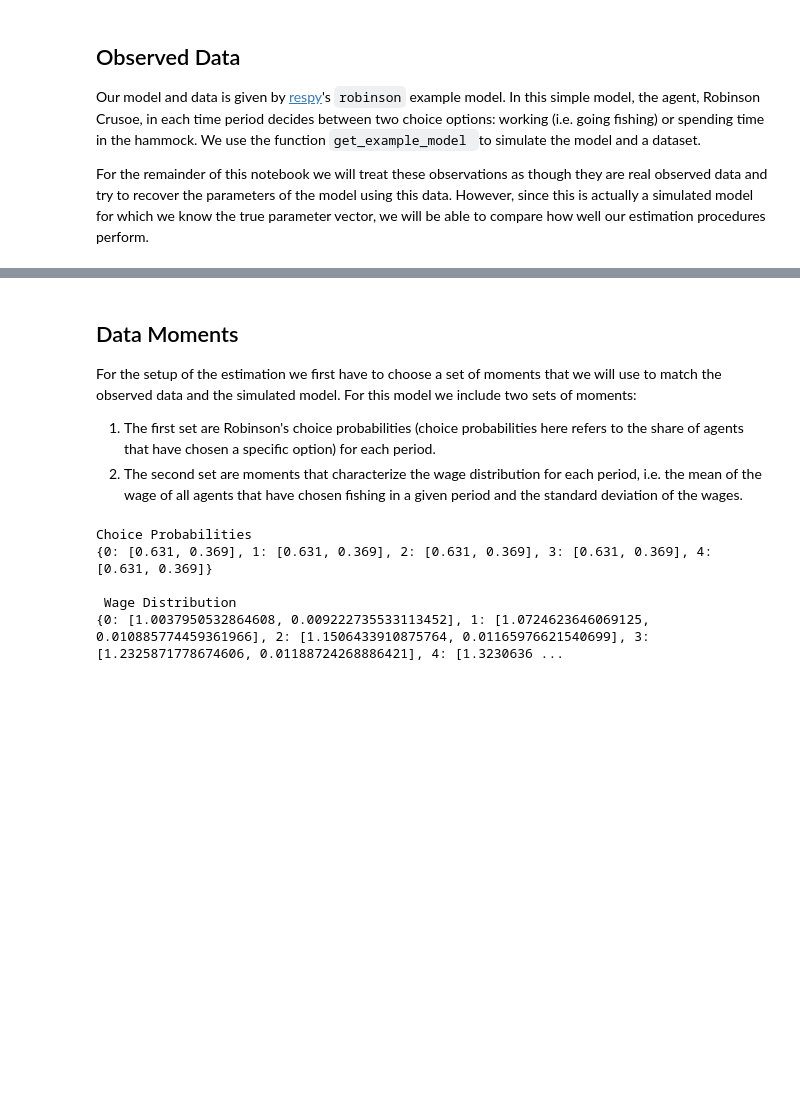
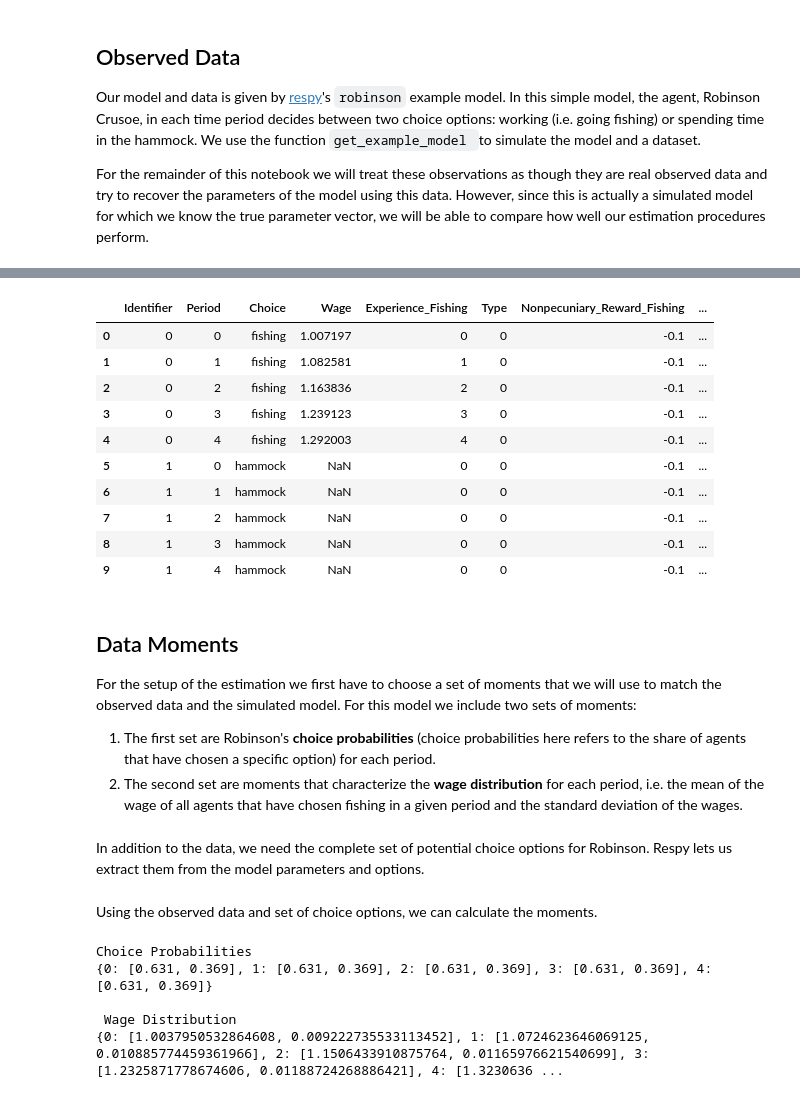
Before and after one commit to OpenSourceEconomics/ekw-lectures, a Jupyter notebook: lectures/99_simulated_method_of_moments/notebook.ipynb, the cells around one changed output, grey strips where cells are left out. Drawn from its saved outputs; the diff is of its cells as text; code cells hidden in the pictures; blank space fills up the shorter version.

```diff
--- a/lectures/99_simulated_method_of_moments/notebook.ipynb
+++ b/lectures/99_simulated_method_of_moments/notebook.ipynb
@@ -46,9 +83,21 @@ Uncomment the lines of code below to take a look at the model specifications and
 # %%
-# data_obs.head(10)
+data_obs.head(10)
+# %% [output]
+|  | Identifier | Period | Choice | Wage | Experience_Fishing | Type | Nonpecuniary_Reward_Fishing | ... |
+| 0 | 0 | 0 | fishing | 1.007197 | 0 | 0 | -0.1 | ... |
+| 1 | 0 | 1 | fishing | 1.082581 | 1 | 0 | -0.1 | ... |
+| 2 | 0 | 2 | fishing | 1.163836 | 2 | 0 | -0.1 | ... |
+| 3 | 0 | 3 | fishing | 1.239123 | 3 | 0 | -0.1 | ... |
+| 4 | 0 | 4 | fishing | 1.292003 | 4 | 0 | -0.1 | ... |
+| 5 | 1 | 0 | hammock | NaN | 0 | 0 | -0.1 | ... |
+| 6 | 1 | 1 | hammock | NaN | 0 | 0 | -0.1 | ... |
+| 7 | 1 | 2 | hammock | NaN | 0 | 0 | -0.1 | ... |
+| 8 | 1 | 3 | hammock | NaN | 0 | 0 | -0.1 | ... |
+| 9 | 1 | 4 | hammock | NaN | 0 | 0 | -0.1 | ... |
 # %% [markdown]
 ## Data Moments
 
 For the setup of the estimation we first have to choose a set of moments that we will use to match the observed data and the simulated model. For this model we include two sets of moments:
 
-1. The first set are Robinson's choice probabilities (choice probabilities here refers to the share of agents that have chosen a specific option) for each period.
-2. The second set are moments that characterize the wage distribution for each period, i.e. the mean of the wage of all agents that have chosen fishing in a given period and the standard deviation of the wages.
+1. The first set are Robinson's **choice probabilities** (choice probabilities here refers to the share of agents that have chosen a specific option) for each period.
+2. The second set are moments that characterize the **wage distribution** for each period, i.e. the mean of the wage of all agents that have chosen fishing in a given period and the standard deviation of the wages.
@@ -57,0 +104,2 @@ choice_options_robinson = ['fishing', 'hammock']
+# %% [markdown]
+In addition to the data, we need the complete set of potential choice options for Robinson. Respy lets us extract them from the model parameters and options.
@@ -58,3 +109,5 @@ choice_options_robinson = ['fishing', 'hammock']
+# %% [markdown]
+Using the observed data and set of choice options, we can calculate the moments.
 # %%
 # Use a function to calculate the data moments.
 moments_obs = get_moments(data_obs, choice_options_robinson)
```
Also changed, not shown: parts of 63 cells of this notebook, 1 other file.
